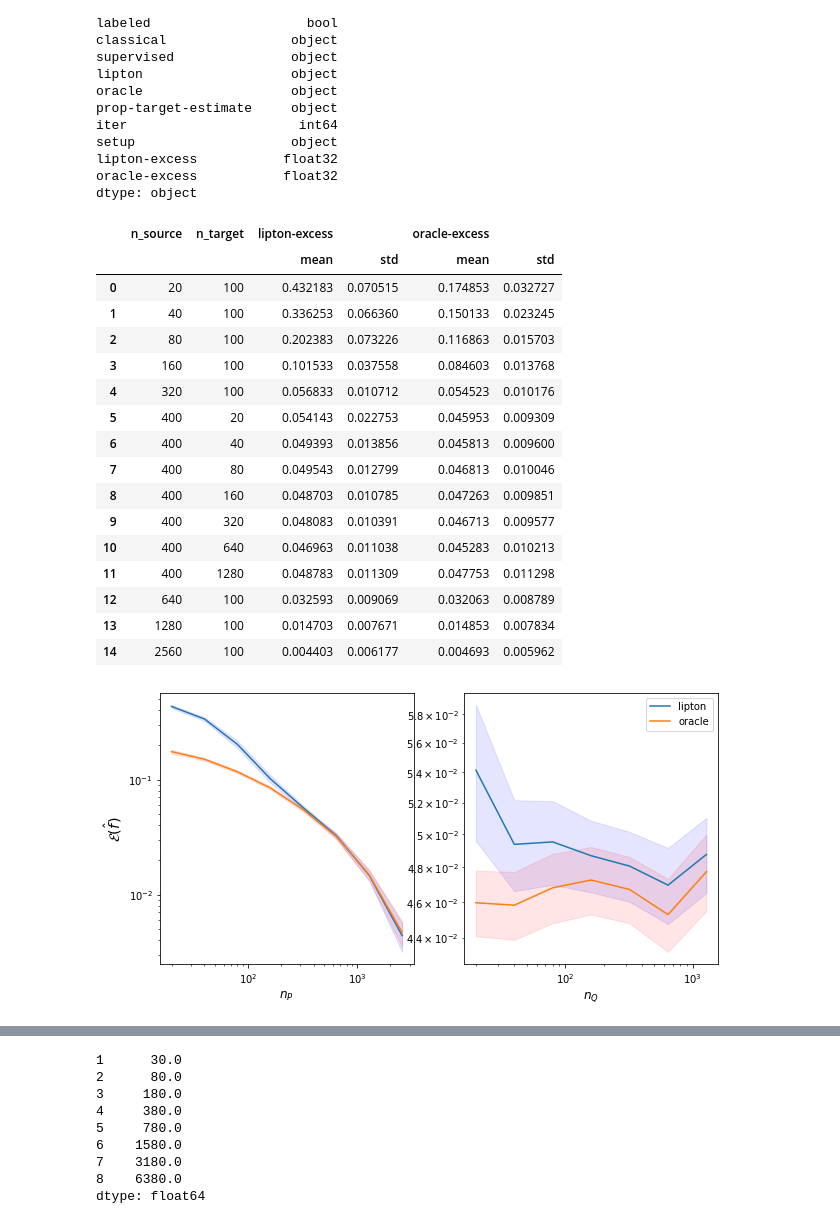
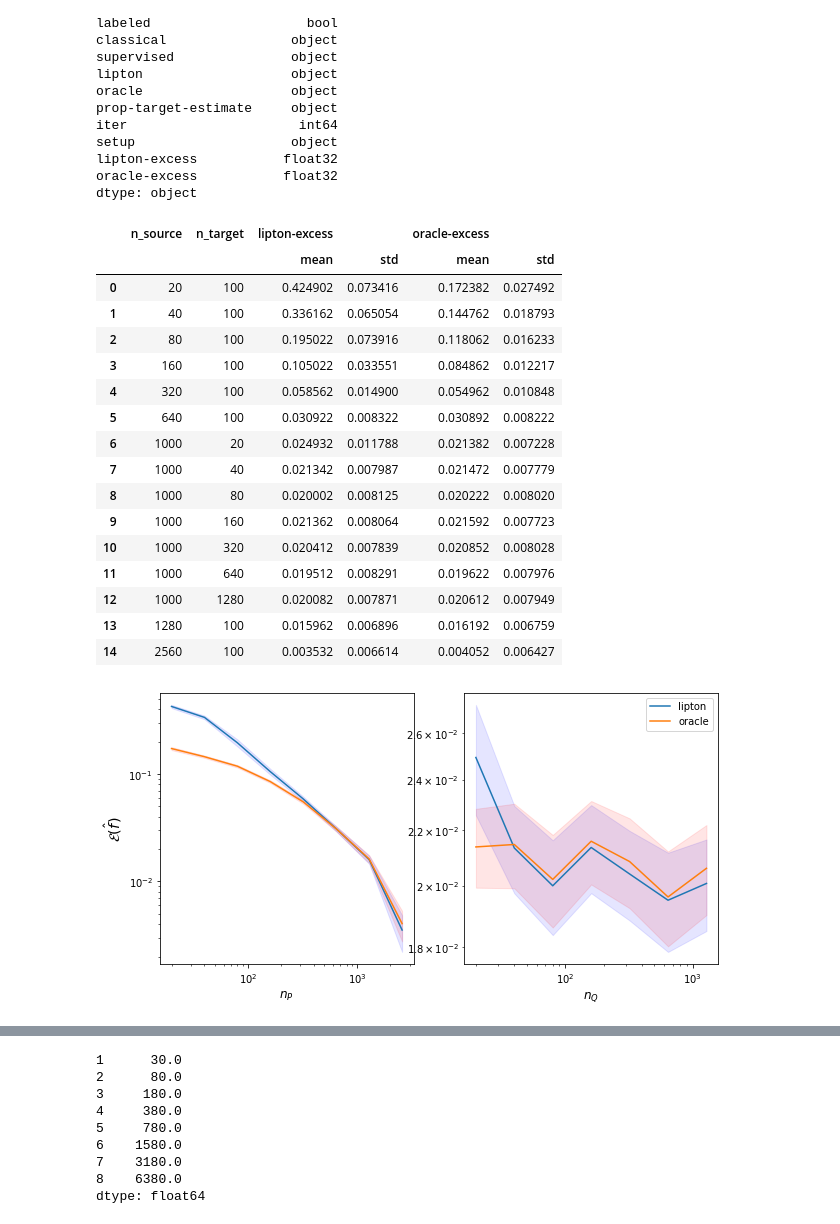
Before and after one commit to smaityumich/label-shift, a Jupyter notebook: plots.ipynb, the cells around one changed output, grey strips where cells are left out. Drawn from its saved outputs; the diff is of its cells as text; code cells hidden in the pictures.

```diff
--- a/plots.ipynb
+++ b/plots.ipynb
@@ -4,7 +4,7 @@ import pandas as pd
 import numpy as np
 import matplotlib.pyplot as plt
 
-exp = 'results.txt'
+exp = 'results2.txt'
 with open(exp) as fh:
     out = fh.read()
 
@@ -47,51 +47,51 @@ result
 # %% [output]
 |  | n_source | n_target | lipton-excess |  | oracle-excess |  |
 |  |  |  | mean | std | mean | std |
-| 0 | 20 | 100 | 0.432183 | 0.070515 | 0.174853 | 0.032727 |
-| 1 | 40 | 100 | 0.336253 | 0.066360 | 0.150133 | 0.023245 |
-| 2 | 80 | 100 | 0.202383 | 0.073226 | 0.116863 | 0.015703 |
-| 3 | 160 | 100 | 0.101533 | 0.037558 | 0.084603 | 0.013768 |
-| 4 | 320 | 100 | 0.056833 | 0.010712 | 0.054523 | 0.010176 |
-| 5 | 400 | 20 | 0.054143 | 0.022753 | 0.045953 | 0.009309 |
-| 6 | 400 | 40 | 0.049393 | 0.013856 | 0.045813 | 0.009600 |
-| 7 | 400 | 80 | 0.049543 | 0.012799 | 0.046813 | 0.010046 |
-| 8 | 400 | 160 | 0.048703 | 0.010785 | 0.047263 | 0.009851 |
-| 9 | 400 | 320 | 0.048083 | 0.010391 | 0.046713 | 0.009577 |
-| 10 | 400 | 640 | 0.046963 | 0.011038 | 0.045283 | 0.010213 |
-| 11 | 400 | 1280 | 0.048783 | 0.011309 | 0.047753 | 0.011298 |
-| 12 | 640 | 100 | 0.032593 | 0.009069 | 0.032063 | 0.008789 |
-| 13 | 1280 | 100 | 0.014703 | 0.007671 | 0.014853 | 0.007834 |
-| 14 | 2560 | 100 | 0.004403 | 0.006177 | 0.004693 | 0.005962 |
+| 0 | 20 | 100 | 0.424902 | 0.073416 | 0.172382 | 0.027492 |
+| 1 | 40 | 100 | 0.336162 | 0.065054 | 0.144762 | 0.018793 |
+| 2 | 80 | 100 | 0.195022 | 0.073916 | 0.118062 | 0.016233 |
+| 3 | 160 | 100 | 0.105022 | 0.033551 | 0.084862 | 0.012217 |
+| 4 | 320 | 100 | 0.058562 | 0.014900 | 0.054962 | 0.010848 |
+| 5 | 640 | 100 | 0.030922 | 0.008322 | 0.030892 | 0.008222 |
+| 6 | 1000 | 20 | 0.024932 | 0.011788 | 0.021382 | 0.007228 |
+| 7 | 1000 | 40 | 0.021342 | 0.007987 | 0.021472 | 0.007779 |
+| 8 | 1000 | 80 | 0.020002 | 0.008125 | 0.020222 | 0.008020 |
+| 9 | 1000 | 160 | 0.021362 | 0.008064 | 0.021592 | 0.007723 |
+| 10 | 1000 | 320 | 0.020412 | 0.007839 | 0.020852 | 0.008028 |
+| 11 | 1000 | 640 | 0.019512 | 0.008291 | 0.019622 | 0.007976 |
+| 12 | 1000 | 1280 | 0.020082 | 0.007871 | 0.020612 | 0.007949 |
+| 13 | 1280 | 100 | 0.015962 | 0.006896 | 0.016192 | 0.006759 |
+| 14 | 2560 | 100 | 0.003532 | 0.006614 | 0.004052 | 0.006427 |
 # %%
 result1 = result.loc[result['n_target'] == 100]
 fig, ax = plt.subplots(1, 2, figsize = (10, 5))
 n, mean, std = result1['n_source'], result1['lipton-excess']['mean'], result1['lipton-excess']['std']
 mean_o, std_o = result1['oracle-excess']['mean'], result1['oracle-excess']['std']
 l1 = ax[0].plot(n,mean)
 l2 = ax[0].plot(n,mean_o)
 ax[0].fill_between(n, (mean-2 * std/10), (mean+2 * std/10), color='b', alpha=.1)
 ax[0].fill_between(n, (mean_o-2 * std_o/10), (mean_o+2 * std_o/10), color='r', alpha=.1)
 ax[0].set_yscale('log')
 ax[0].set_xscale('log')
 ax[0].set_ylabel('$\\mathcal{E}(\\hat f)$', size = 'x-large')
 ax[0].set_xlabel('$n_P$', size = 'large')
 
-result2 = result.loc[result['n_source'] == 400]
+result2 = result.loc[result['n_source'] == 1000]
 
 n, mean, std = result2['n_target'], result2['lipton-excess']['mean'], result2['lipton-excess']['std']
 mean_o, std_o = result2['oracle-excess']['mean'], result2['oracle-excess']['std']
 ax[1].plot(n,mean)
 ax[1].plot(n,mean_o)
 ax[1].fill_between(n, (mean-2 * std/10), (mean+2 * std/10), color='b', alpha=.1)
 ax[1].fill_between(n, (mean_o-2 * std_o/10), (mean_o+2 * std_o/10), color='r', alpha=.1)
 ax[1].set_yscale('log')
 ax[1].set_xscale('log')
 #ax[1].set_ylabel('$\\mathcal{E}(\\hat f)$', size = 'x-large')
 ax[1].set_xlabel('$n_Q$', size = 'large')
 #plt.legend(['lipton', 'oracle'], loc = 'bottom')
 
 plt.legend(('lipton', 'oracle'), loc='middle left')
 plt.show()
 # %% [output]
-[figure, old version]
+[figure, new version]
 # %%
```
Also changed, not shown: parts of 2 cells of this notebook, 5 other files.
